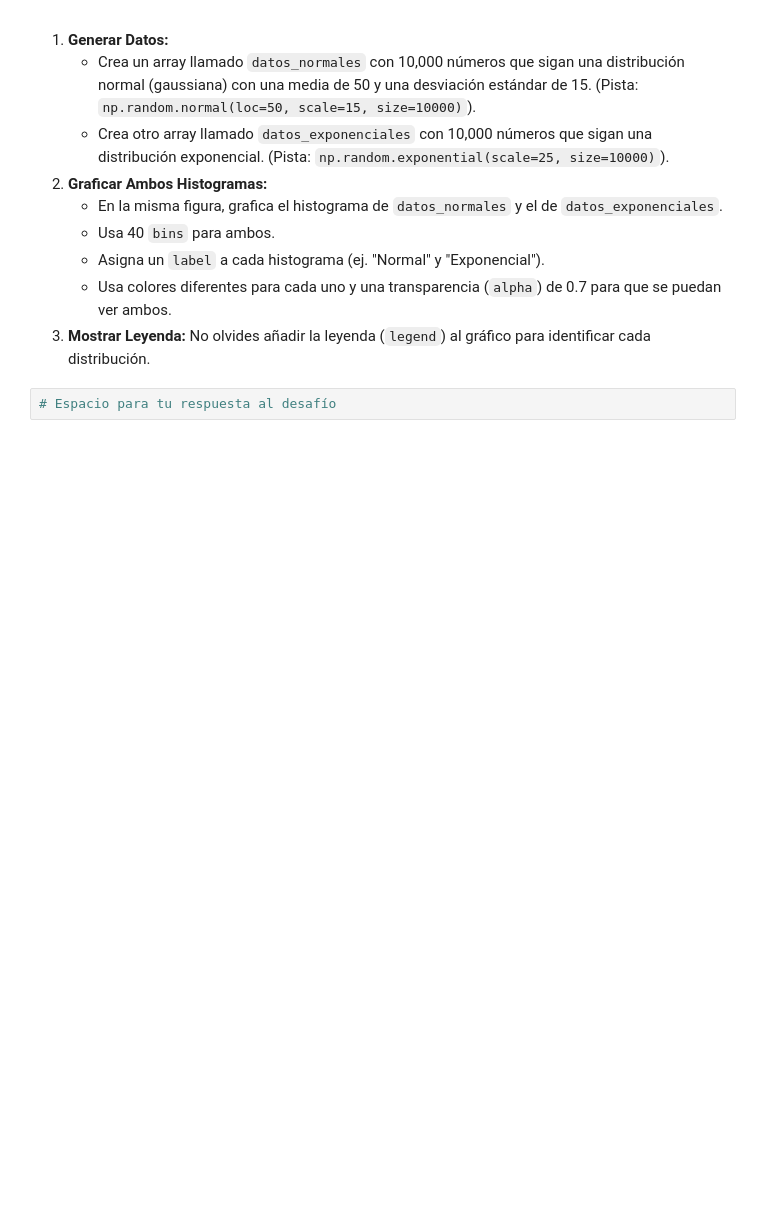
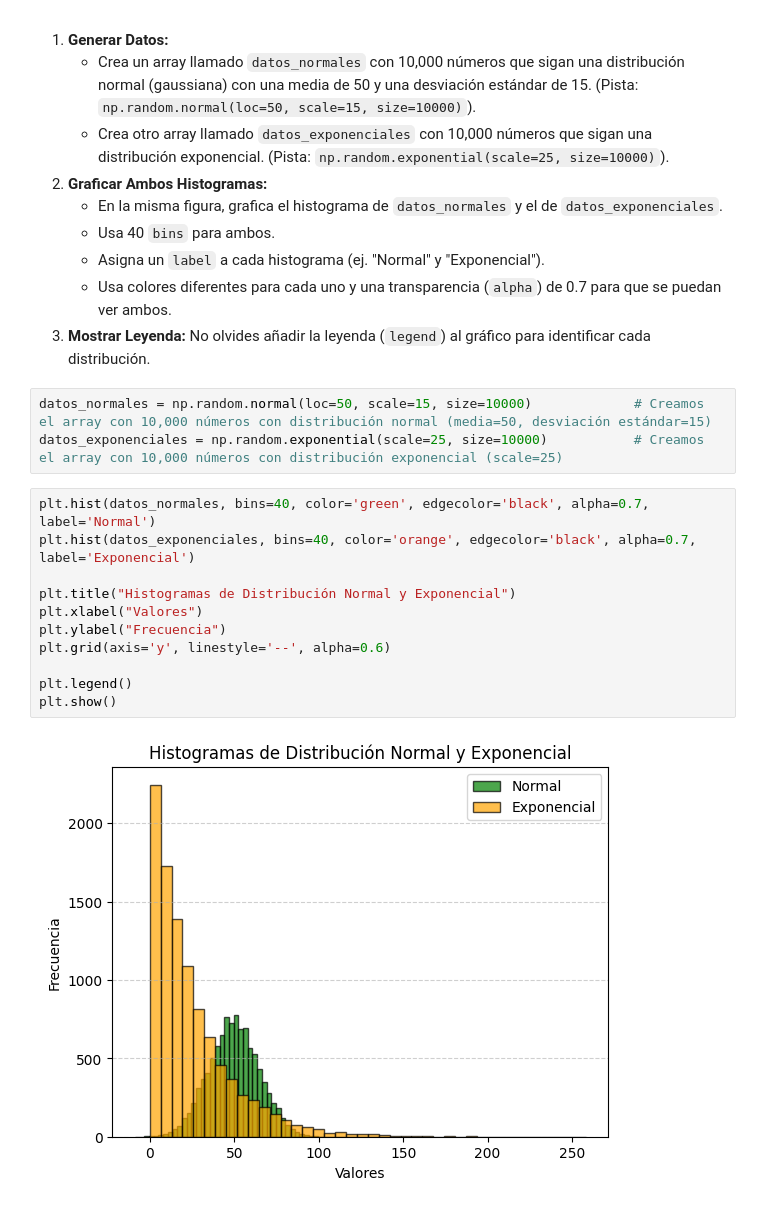
Before and after one commit to xisaach03/Practica_Numpy_1-, a Jupyter notebook: Numpy_Histogram_Exercise_Students.ipynb, the cells around one changed output. Saved outputs shown, nothing was run; the diff lists cells and outputs as text; blank space fills up the shorter version.

```diff
--- a/Numpy_Histogram_Exercise_Students.ipynb
+++ b/Numpy_Histogram_Exercise_Students.ipynb
@@ -60,4 +71,18 @@ En este desafío, compararás dos distribuciones diferentes en el mismo gráfico
     * Usa colores diferentes para cada uno y una transparencia (`alpha`) de 0.7 para que se puedan ver ambos.
 3.  **Mostrar Leyenda:** No olvides añadir la leyenda (`legend`) al gráfico para identificar cada distribución.
 # %%
-# Espacio para tu respuesta al desafío
+datos_normales = np.random.normal(loc=50, scale=15, size=10000)             # Creamos el array con 10,000 números con distribución normal (media=50, desviación estándar=15)
+datos_exponenciales = np.random.exponential(scale=25, size=10000)           # Creamos el array con 10,000 números con distribución exponencial (scale=25)
+# %%
+plt.hist(datos_normales, bins=40, color='green', edgecolor='black', alpha=0.7, label='Normal')
+plt.hist(datos_exponenciales, bins=40, color='orange', edgecolor='black', alpha=0.7, label='Exponencial')
+
+plt.title("Histogramas de Distribución Normal y Exponencial")
+plt.xlabel("Valores")
+plt.ylabel("Frecuencia")
+plt.grid(axis='y', linestyle='--', alpha=0.6)
+
+plt.legend()
+plt.show()
+# %% [output]
+[figure, added]
```
Also changed, not shown: parts of 3 cells of this notebook.
